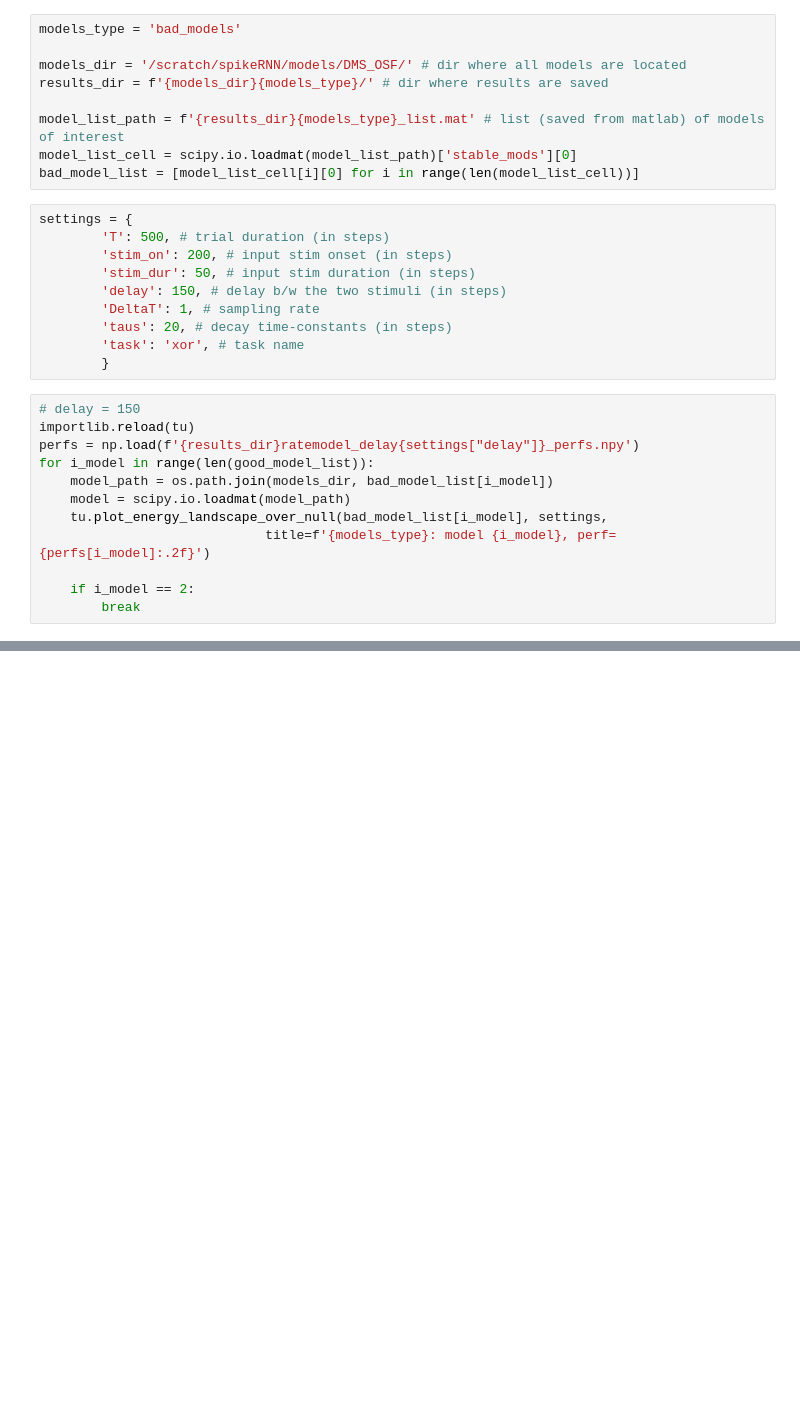
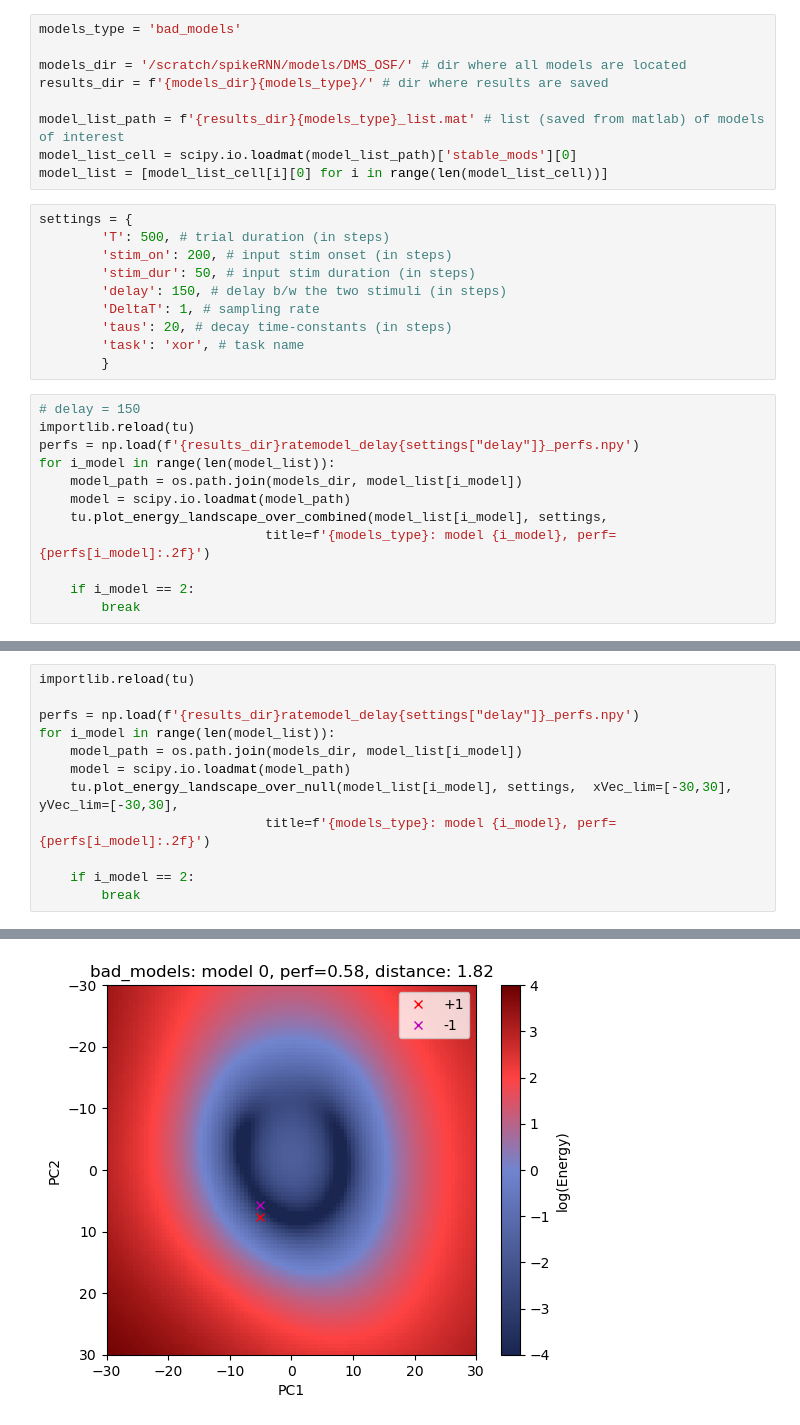
Before and after one commit to renee-tung/spikeRNN, a Jupyter notebook: analysis_code/trajectory/energy_landscape_v4.ipynb, the cells around one changed output, grey strips where cells are left out. Drawn from its saved outputs; the diff is of its cells as text; blank space fills up the shorter version.

```diff
--- a/analysis_code/trajectory/energy_landscape_v4.ipynb
+++ b/analysis_code/trajectory/energy_landscape_v4.ipynb
@@ -482,7 +557,7 @@ results_dir = f'{models_dir}{models_type}/' # dir where results are saved
 
 model_list_path = f'{results_dir}{models_type}_list.mat' # list (saved from matlab) of models of interest
 model_list_cell = scipy.io.loadmat(model_list_path)['stable_mods'][0]
-bad_model_list = [model_list_cell[i][0] for i in range(len(model_list_cell))]
+model_list = [model_list_cell[i][0] for i in range(len(model_list_cell))]
 # %%
 settings = {
         'T': 500, # trial duration (in steps)
@@ -497,10 +572,10 @@ settings = {
 # delay = 150
 importlib.reload(tu)
 perfs = np.load(f'{results_dir}ratemodel_delay{settings["delay"]}_perfs.npy')
-for i_model in range(len(good_model_list)):
-    model_path = os.path.join(models_dir, bad_model_list[i_model])
+for i_model in range(len(model_list)):
+    model_path = os.path.join(models_dir, model_list[i_model])
     model = scipy.io.loadmat(model_path)
-    tu.plot_energy_landscape_over_null(bad_model_list[i_model], settings,
+    tu.plot_energy_landscape_over_combined(model_list[i_model], settings,
                              title=f'{models_type}: model {i_model}, perf={perfs[i_model]:.2f}')
 
     if i_model == 2:
@@ -514,0 +583,13 @@ Loading synX
+# %%
+importlib.reload(tu)
+
+perfs = np.load(f'{results_dir}ratemodel_delay{settings["delay"]}_perfs.npy')
+for i_model in range(len(model_list)):
+    model_path = os.path.join(models_dir, model_list[i_model])
+    model = scipy.io.loadmat(model_path)
+    tu.plot_energy_landscape_over_null(model_list[i_model], settings,  xVec_lim=[-30,30], yVec_lim=[-30,30],
+                             title=f'{models_type}: model {i_model}, perf={perfs[i_model]:.2f}')
+
+    if i_model == 2:
+        break
+# %% [output]
@@ -514,0 +598 @@ Loading synX
+[figure, added]
```
Also changed, not shown: parts of 21 cells of this notebook, 47 other files.
